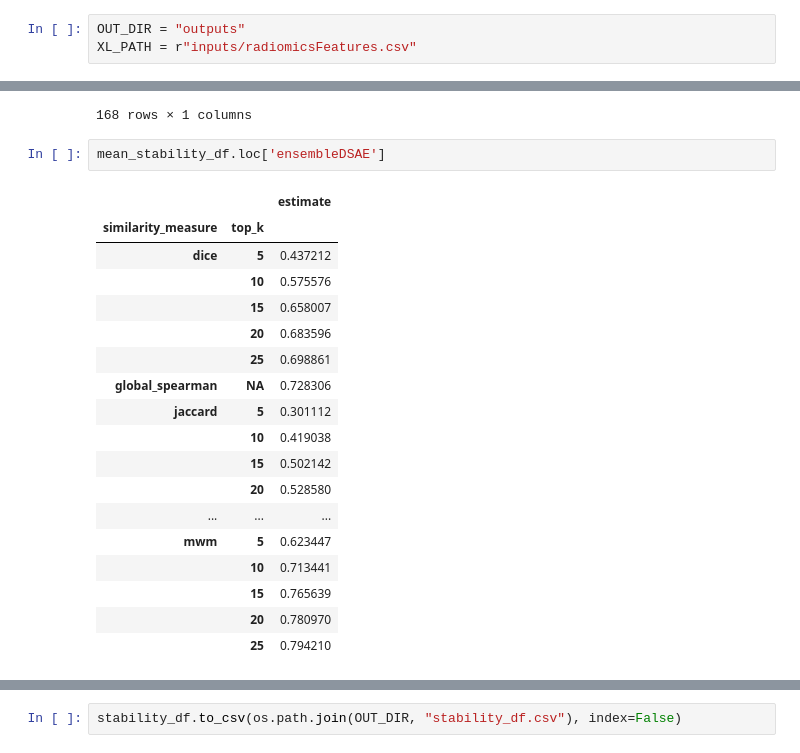
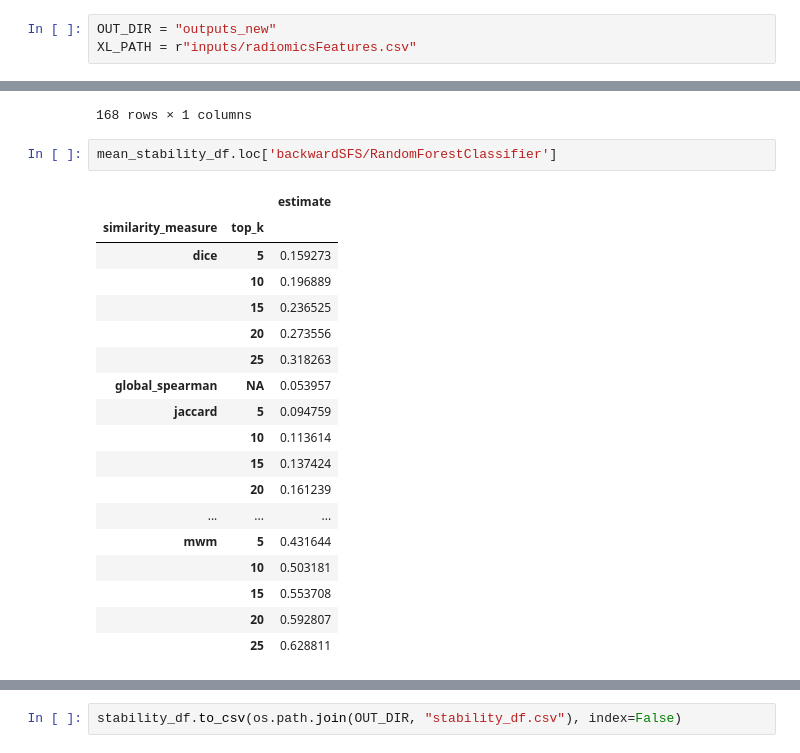
Before and after one commit to sithin-int/autoencoder, a Jupyter notebook: stability_analysis.ipynb, the cells around one changed output, grey strips where cells are left out. Saved outputs shown, nothing was run; the diff lists cells and outputs as text.

```diff
--- a/stability_analysis.ipynb
+++ b/stability_analysis.ipynb
@@ -6,7 +6,7 @@ import similarity_index as similarity_index
 from scipy import stats
 import statsmodels as sms
 # %%
-OUT_DIR = "outputs"
+OUT_DIR = "outputs_new"
 XL_PATH = r"inputs/radiomicsFeatures.csv"
 # %%
 num_repeats = 100
@@ -69,23 +69,23 @@ mean_stability_df
 |  |  | 25 | 0.614868 |
 168 rows × 1 columns
 # %%
-mean_stability_df.loc['ensembleDSAE']
+mean_stability_df.loc['backwardSFS/RandomForestClassifier']
 # %% [output]
 |  |  | estimate |
 | similarity_measure | top_k |  |
-| dice | 5 | 0.437212 |
-|  | 10 | 0.575576 |
-|  | 15 | 0.658007 |
-|  | 20 | 0.683596 |
-|  | 25 | 0.698861 |
-| global_spearman | NA | 0.728306 |
-| jaccard | 5 | 0.301112 |
-|  | 10 | 0.419038 |
-|  | 15 | 0.502142 |
-|  | 20 | 0.528580 |
+| dice | 5 | 0.159273 |
+|  | 10 | 0.196889 |
+|  | 15 | 0.236525 |
+|  | 20 | 0.273556 |
+|  | 25 | 0.318263 |
+| global_spearman | NA | 0.053957 |
+| jaccard | 5 | 0.094759 |
+|  | 10 | 0.113614 |
+|  | 15 | 0.137424 |
+|  | 20 | 0.161239 |
 | ... | ... | ... |
-| mwm | 5 | 0.623447 |
-|  | 10 | 0.713441 |
-|  | 15 | 0.765639 |
-|  | 20 | 0.780970 |
-|  | 25 | 0.794210 |
+| mwm | 5 | 0.431644 |
+|  | 10 | 0.503181 |
+|  | 15 | 0.553708 |
+|  | 20 | 0.592807 |
+|  | 25 | 0.628811 |
```
Also changed, not shown: parts of 26 cells of this notebook, 15 other files.
